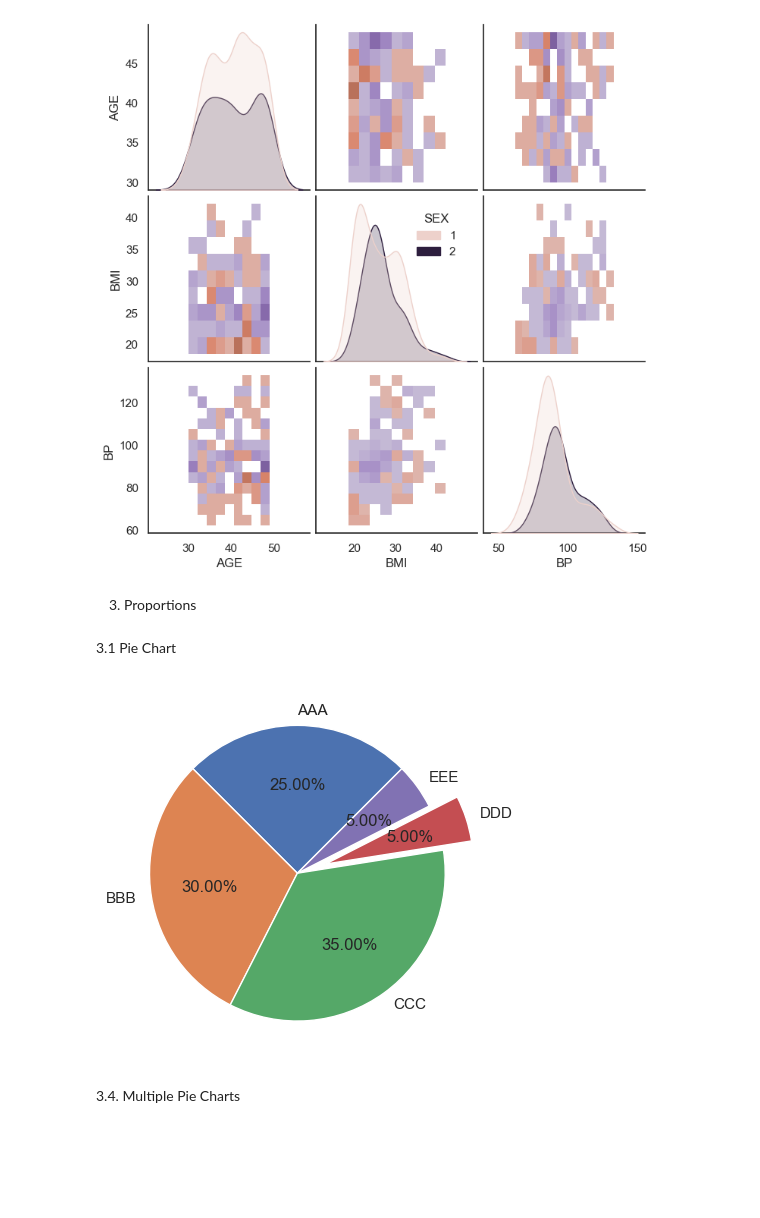
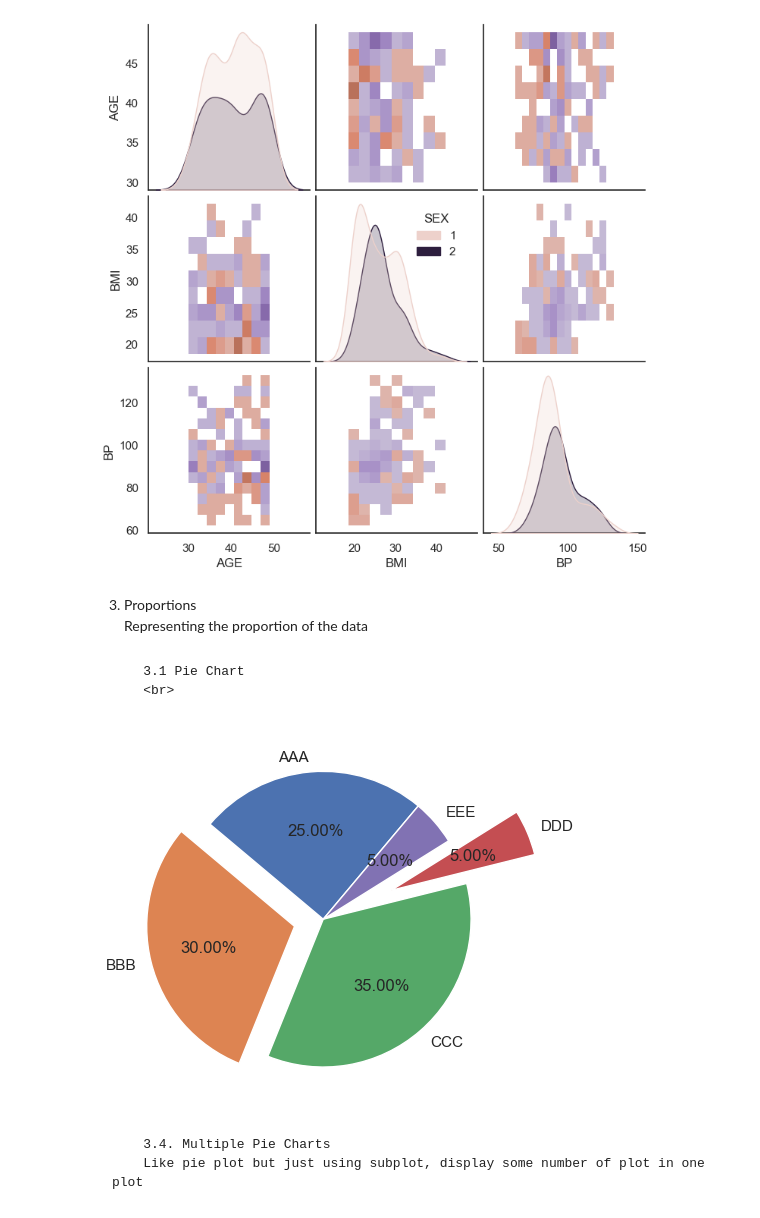
Before and after one commit to alfredwisana/DPV, a Jupyter notebook: Practical 3/contoh_plots.ipynb, the cells around one changed output. Saved outputs shown, nothing was run; the diff lists cells and outputs as text; code cells hidden in the pictures; blank space fills up the shorter version.

```diff
--- a/Practical 3/contoh_plots.ipynb
+++ b/Practical 3/contoh_plots.ipynb
@@ -403,20 +404,24 @@ plt.show()
 [figure]
 [figure]
 [figure]
-# %% [markdown]
-3. Proportions
+# %% [markdown]
+3. Proportions
+<br>    Representing the proportion of the data
 # %% [markdown]
-3.1 Pie Chart
+        3.1 Pie Chart
+        <br>
 # %%
 data = [25,30,35,5,5]
 labels = ['AAA','BBB','CCC','DDD','EEE']
 
-plt.pie(data, labels=labels, startangle=45, explode = [0, 0, 0, 0.2, 0], autopct='%.2f%%')
+# Starangle the starting point of the pie chart
+plt.pie(data, labels=labels, startangle=50, explode = [0, 0.2, 0, 0.5, 0], autopct='%.2f%%')
 plt.show()
 # %% [output]
-[figure, old version]
+[figure, new version]
-# %% [markdown]
-3.4. Multiple Pie Charts
+# %% [markdown]
+        3.4. Multiple Pie Charts
+        Like pie plot but just using subplot, display some number of plot in one plot
 # %%
 data1 = [25,30,35,5,5]
 data2 = [10,35,5,5,45]
```
Also changed, not shown: parts of 13 cells of this notebook, 5 other files.
